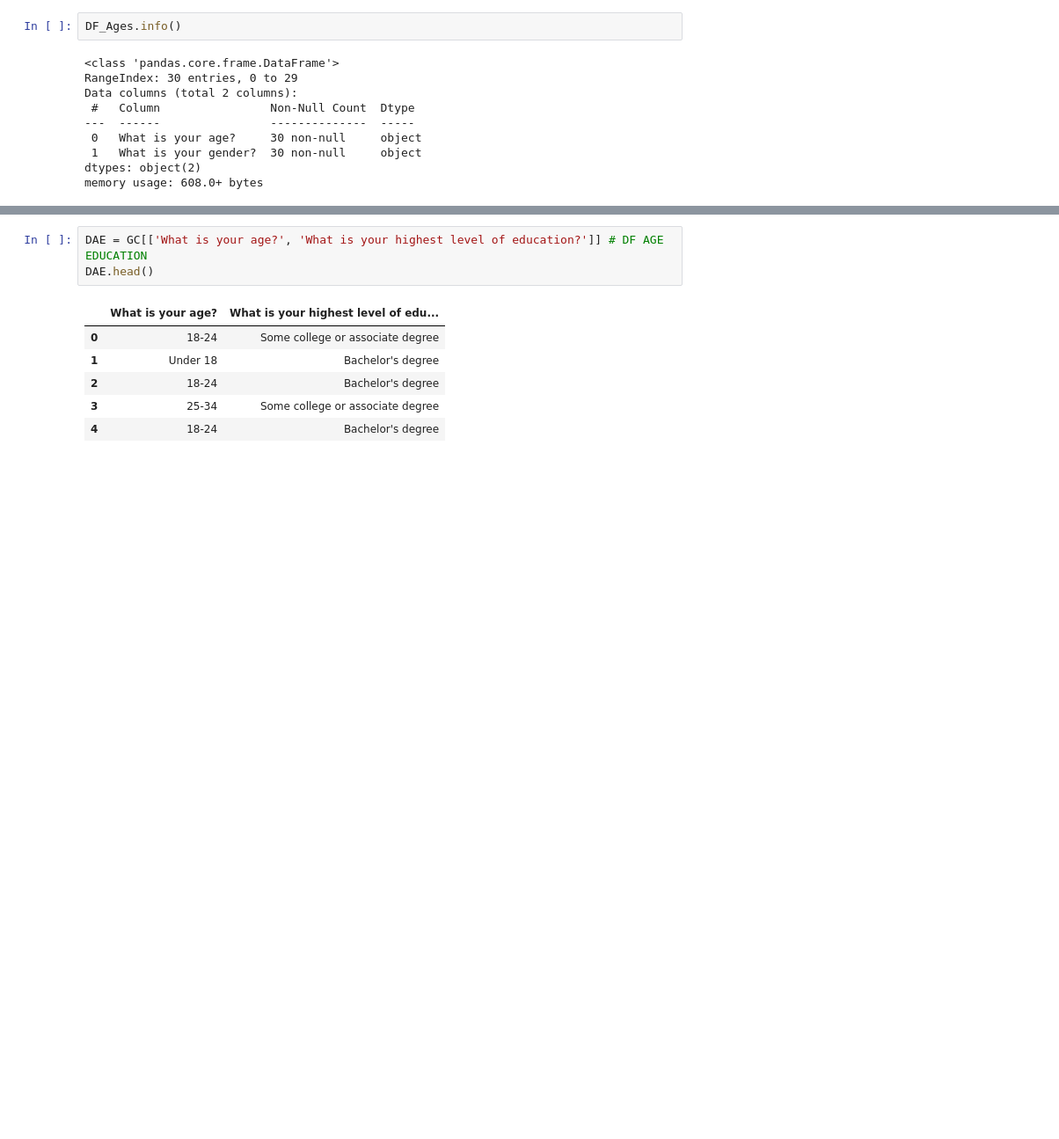
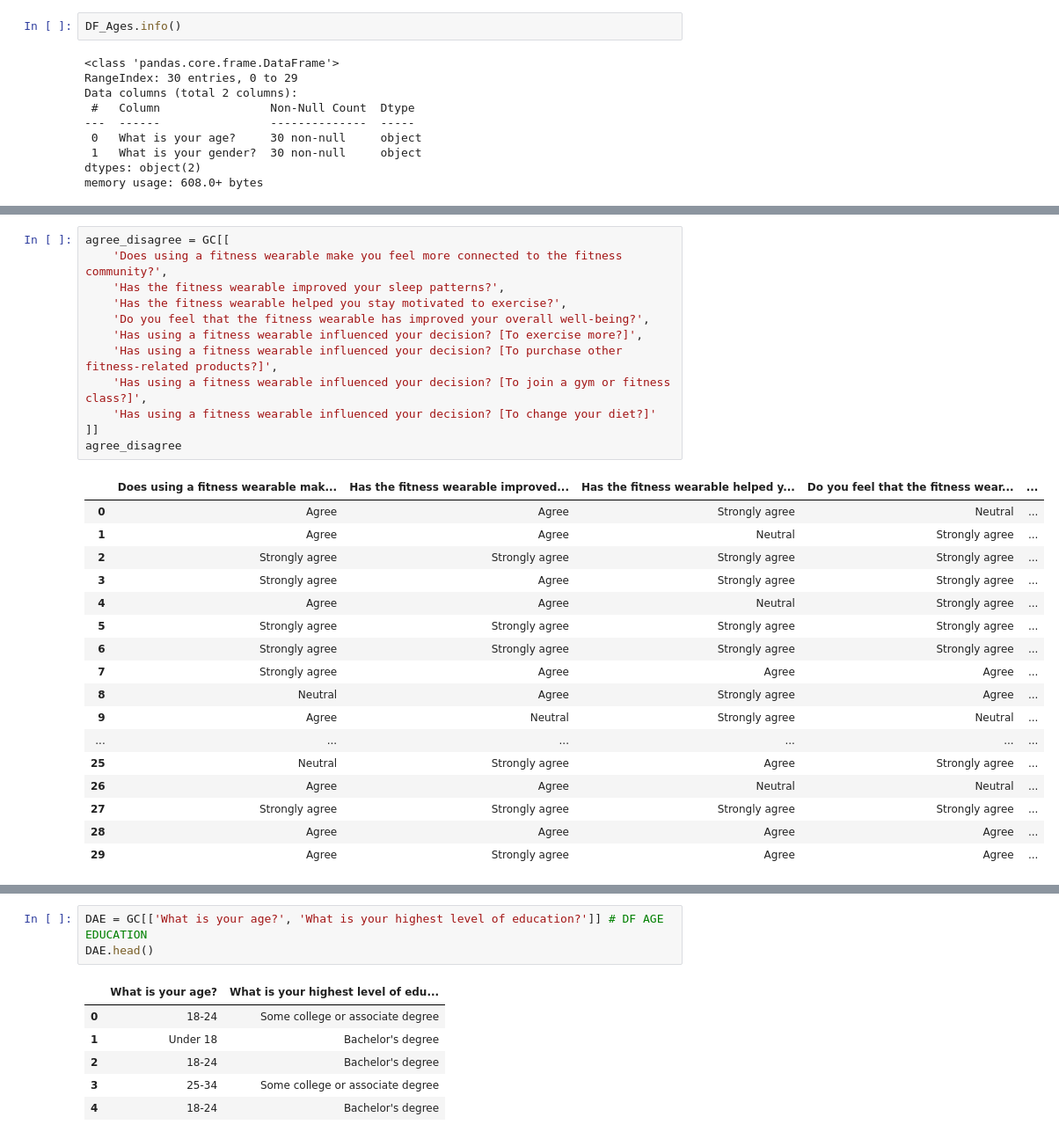
Before and after one commit to GuiRodrigues04/Fitness-wearable-Data-Analysis, a Jupyter notebook: Fitness consumers/Fitness consumers.ipynb, the cells around one changed output, grey strips where cells are left out. Shown: that part at 88% size. Drawn from its saved outputs; the diff is of its cells as text; blank space fills up the shorter version.

```diff
--- a/Fitness consumers/Fitness consumers.ipynb
+++ b/Fitness consumers/Fitness consumers.ipynb
@@ -346,0 +423,30 @@ Since We don't have information about how or where the research was made i Will
+# %%
+agree_disagree = GC[[
+    'Does using a fitness wearable make you feel more connected to the fitness community?',
+    'Has the fitness wearable improved your sleep patterns?',
+    'Has the fitness wearable helped you stay motivated to exercise?',
+    'Do you feel that the fitness wearable has improved your overall well-being?',
+    'Has using a fitness wearable influenced your decision? [To exercise more?]',
+    'Has using a fitness wearable influenced your decision? [To purchase other fitness-related products?]',
+    'Has using a fitness wearable influenced your decision? [To join a gym or fitness class?]',
+    'Has using a fitness wearable influenced your decision? [To change your diet?]'
+]]
+agree_disagree
+# %% [output]
+|  | Does using a fitness wearable mak... | Has the fitness wearable improved... | Has the fitness wearable helped y... | Do you feel that the fitness wear... | ... |
+| 0 | Agree | Agree | Strongly agree | Neutral | ... |
+| 1 | Agree | Agree | Neutral | Strongly agree | ... |
+| 2 | Strongly agree | Strongly agree | Strongly agree | Strongly agree | ... |
+| 3 | Strongly agree | Agree | Strongly agree | Strongly agree | ... |
+| 4 | Agree | Agree | Neutral | Strongly agree | ... |
+| 5 | Strongly agree | Strongly agree | Strongly agree | Strongly agree | ... |
+| 6 | Strongly agree | Strongly agree | Strongly agree | Strongly agree | ... |
+| 7 | Strongly agree | Agree | Agree | Agree | ... |
+| 8 | Neutral | Agree | Strongly agree | Agree | ... |
+| 9 | Agree | Neutral | Strongly agree | Neutral | ... |
+| ... | ... | ... | ... | ... | ... |
+| 25 | Neutral | Strongly agree | Agree | Strongly agree | ... |
+| 26 | Agree | Agree | Neutral | Neutral | ... |
+| 27 | Strongly agree | Strongly agree | Strongly agree | Strongly agree | ... |
+| 28 | Agree | Agree | Agree | Agree | ... |
+| 29 | Agree | Strongly agree | Agree | Agree | ... |
```
Also changed, not shown: parts of 47 cells of this notebook.
